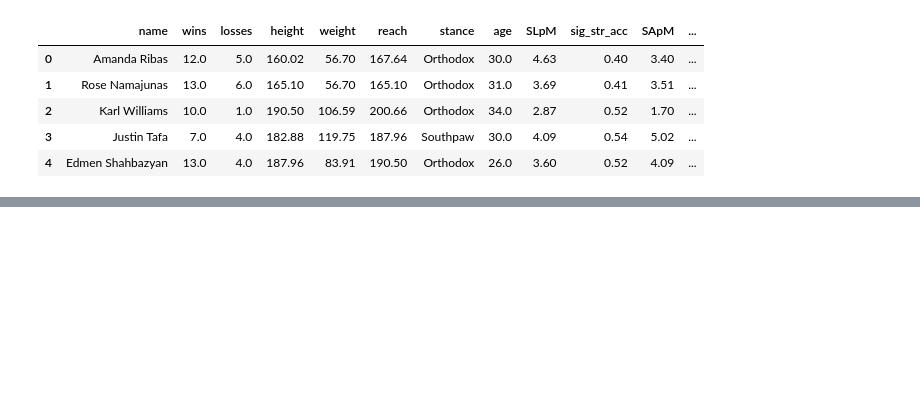
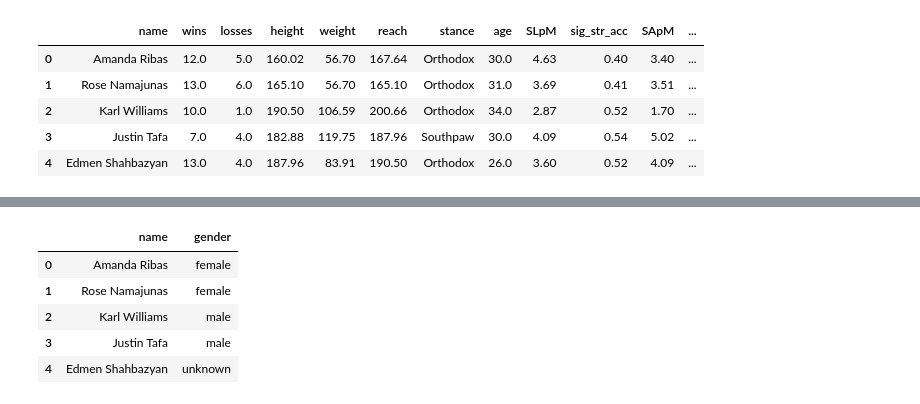
Before and after one commit to strait593/UFC-Prediction-Model, a Jupyter notebook: src/ufc_pred_model/fighters_stats_analysis.ipynb, the cells around one changed output, grey strips where cells are left out. Drawn from its saved outputs; the diff is of its cells as text; code cells hidden in the pictures; blank space fills up the shorter version.

```diff
--- a/src/ufc_pred_model/fighters_stats_analysis.ipynb
+++ b/src/ufc_pred_model/fighters_stats_analysis.ipynb
@@ -85,0 +136,26 @@ sns.boxplot(ft_stats["reach"])
+# %%
+# now join genders with fighter stats
+# use a separate library called gender-guesser
+from gender_guesser.detector import Detector
+d = Detector()
+
+names = df['name']
+genders = []
+
+for name in names:
+    if pd.isna(name):
+        pred = 'unknown'
+    else:
+        first_name = str(name).split()[0].capitalize()
+        pred = d.get_gender(first_name)
+    genders.append(pred)
+
+df['gender'] = pd.Series(genders, index=df.index)
+df[['name', 'gender']].head()
+# %% [output]
+|  | name | gender |
+| 0 | Amanda Ribas | female |
+| 1 | Rose Namajunas | female |
+| 2 | Karl Williams | male |
+| 3 | Justin Tafa | male |
+| 4 | Edmen Shahbazyan | unknown |
```
Also changed, not shown: parts of 22 cells of this notebook, 4 other files.
